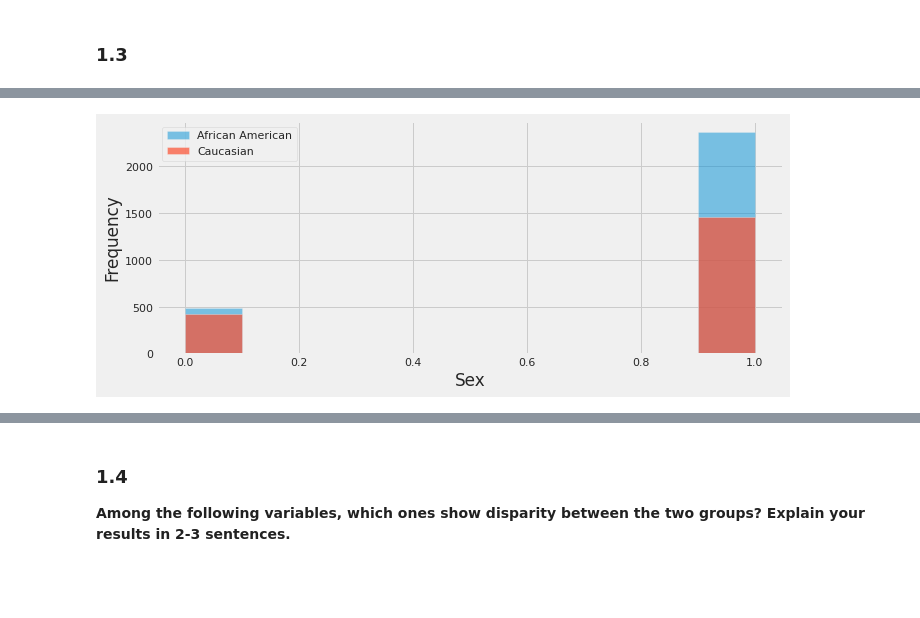
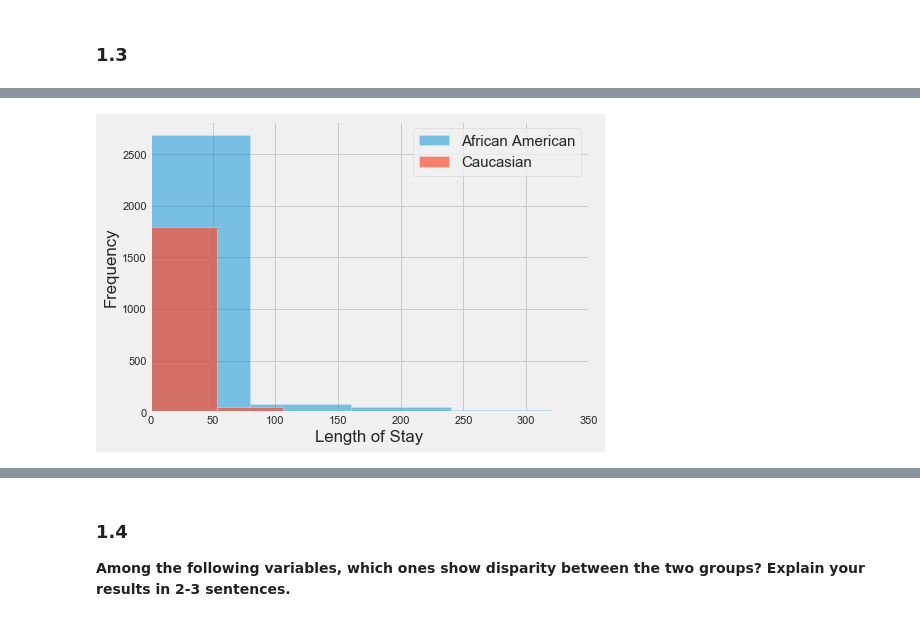
Before and after one commit to Wangsherpa/homeworks, a Jupyter notebook: Homework-3/Homework-3-student.ipynb, the cells around one changed output, grey strips where cells are left out. Drawn from its saved outputs; the diff is of its cells as text; code cells hidden in the pictures; blank space fills up the shorter version.

```diff
--- a/Homework-3/Homework-3-student.ipynb
+++ b/Homework-3/Homework-3-student.ipynb
@@ -474,10 +486,11 @@ plt.show()
 # %%
-plt.figure(figsize=(10, 4))
-aa_df["sex"].plot(kind="hist", label="African American", alpha=0.5)
-c_df["sex"].plot(kind="hist", label="Caucasian", alpha=0.7)
+plt.figure(figsize=(7,5))
+aa_df["length_of_stay"].plot(kind="hist", label="African American", alpha = 0.5)
+c_df["length_of_stay"].plot(kind="hist", label="Caucasian", alpha=0.7)
 plt.ylabel("Frequency")
-plt.xlabel("Sex")
-plt.legend()
+plt.xlim(0,350)
+plt.xlabel("Length of Stay")
+plt.legend(fontsize=15)
 plt.show()
 # %% [output]
-[figure, old version]
+[figure, new version]
```
Also changed, not shown: parts of 24 cells of this notebook.
